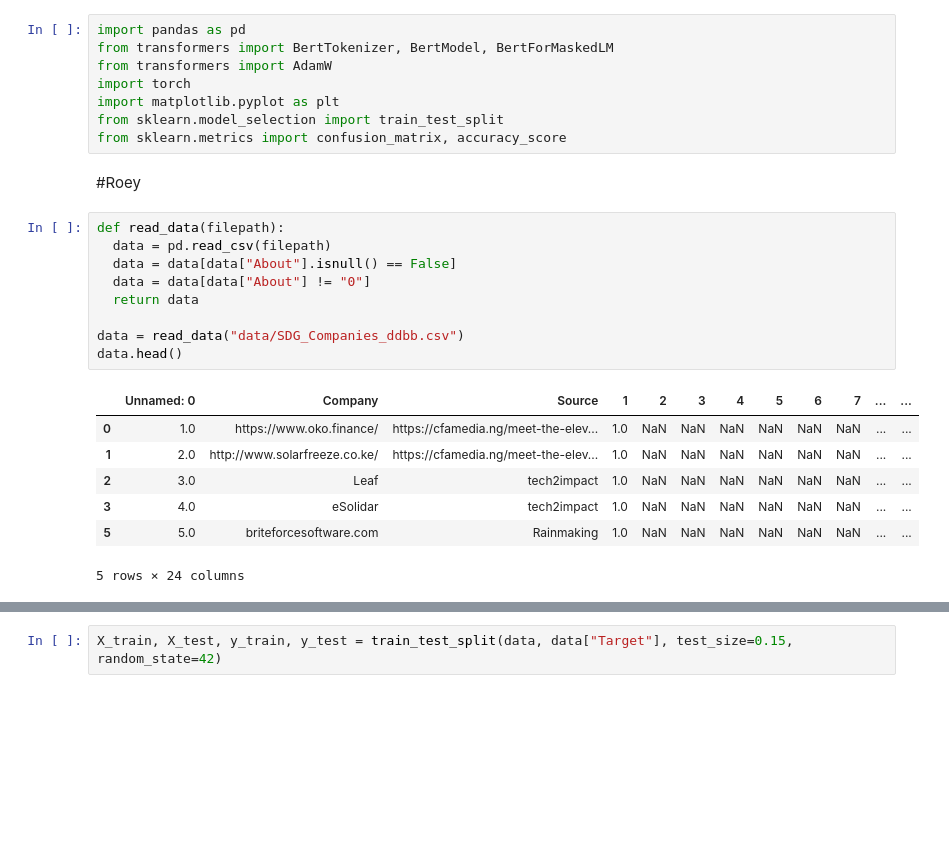
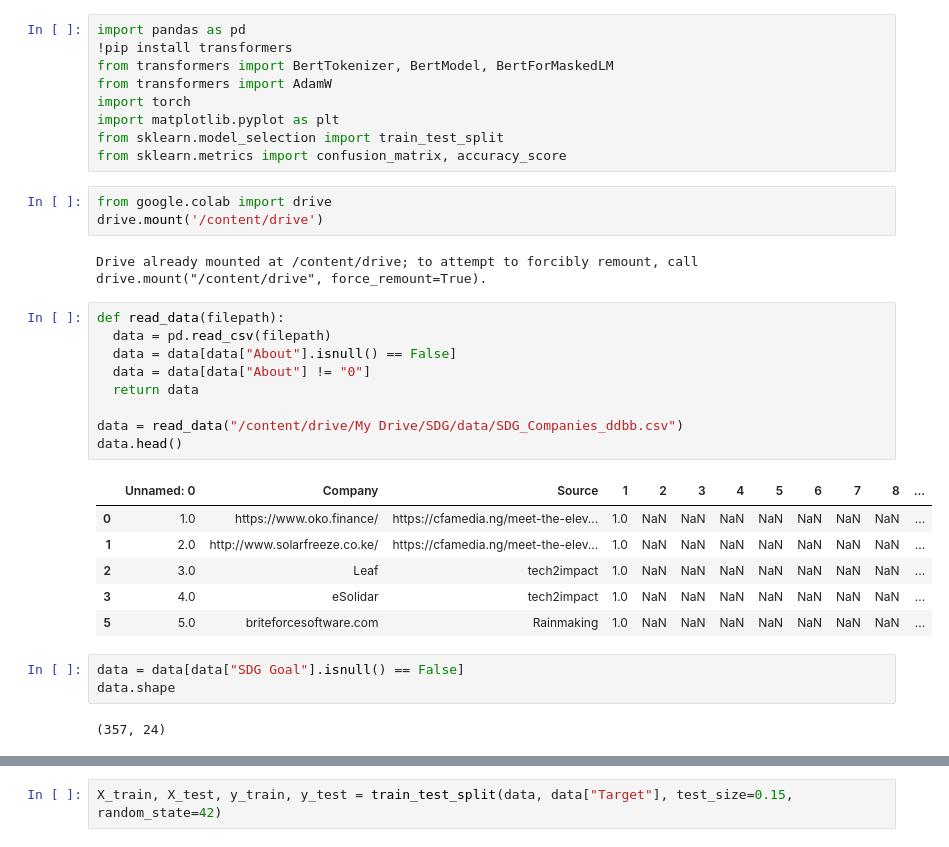
Before and after one commit to Amannor/sdg-codebase, a Jupyter notebook: 5Ps - SDG_first_experiment.ipynb, the cells around one changed output, grey strips where cells are left out. Cells and saved outputs as stored; diff of their text form; blank space fills up the shorter version.

```diff
--- a/5Ps - SDG_first_experiment.ipynb
+++ b/5Ps - SDG_first_experiment.ipynb
@@ -1,27 +3,35 @@
 # %%
 import pandas as pd
+!pip install transformers
 from transformers import BertTokenizer, BertModel, BertForMaskedLM
 from transformers import AdamW
 import torch
 import matplotlib.pyplot as plt
 from sklearn.model_selection import train_test_split
 from sklearn.metrics import confusion_matrix, accuracy_score
-# %% [markdown]
-#Roey
+# %%
+from google.colab import drive
+drive.mount('/content/drive')
+# %% [output]
+Drive already mounted at /content/drive; to attempt to forcibly remount, call drive.mount("/content/drive", force_remount=True).
 # %%
 def read_data(filepath):
   data = pd.read_csv(filepath)
   data = data[data["About"].isnull() == False]
   data = data[data["About"] != "0"]
   return data
 
-data = read_data("data/SDG_Companies_ddbb.csv")
+data = read_data("/content/drive/My Drive/SDG/data/SDG_Companies_ddbb.csv")
 data.head()
 # %% [output]
-|  | Unnamed: 0 | Company | Source | 1 | 2 | 3 | 4 | 5 | 6 | 7 | ... | ... |
-| 0 | 1.0 | https://www.oko.finance/ | https://cfamedia.ng/meet-the-elev... | 1.0 | NaN | NaN | NaN | NaN | NaN | NaN | ... | ... |
-| 1 | 2.0 | http://www.solarfreeze.co.ke/ | https://cfamedia.ng/meet-the-elev... | 1.0 | NaN | NaN | NaN | NaN | NaN | NaN | ... | ... |
-| 2 | 3.0 | Leaf | tech2impact | 1.0 | NaN | NaN | NaN | NaN | NaN | NaN | ... | ... |
-| 3 | 4.0 | eSolidar | tech2impact | 1.0 | NaN | NaN | NaN | NaN | NaN | NaN | ... | ... |
-| 5 | 5.0 | briteforcesoftware.com | Rainmaking | 1.0 | NaN | NaN | NaN | NaN | NaN | NaN | ... | ... |
+|  | Unnamed: 0 | Company | Source | 1 | 2 | 3 | 4 | 5 | 6 | 7 | 8 | ... |
+| 0 | 1.0 | https://www.oko.finance/ | https://cfamedia.ng/meet-the-elev... | 1.0 | NaN | NaN | NaN | NaN | NaN | NaN | NaN | ... |
+| 1 | 2.0 | http://www.solarfreeze.co.ke/ | https://cfamedia.ng/meet-the-elev... | 1.0 | NaN | NaN | NaN | NaN | NaN | NaN | NaN | ... |
+| 2 | 3.0 | Leaf | tech2impact | 1.0 | NaN | NaN | NaN | NaN | NaN | NaN | NaN | ... |
+| 3 | 4.0 | eSolidar | tech2impact | 1.0 | NaN | NaN | NaN | NaN | NaN | NaN | NaN | ... |
+| 5 | 5.0 | briteforcesoftware.com | Rainmaking | 1.0 | NaN | NaN | NaN | NaN | NaN | NaN | NaN | ... |
-5 rows × 24 columns
+# %%
+data = data[data["SDG Goal"].isnull() == False]
+data.shape
+# %% [output]
+(357, 24)
```
Also changed, not shown: parts of 13 cells of this notebook.
